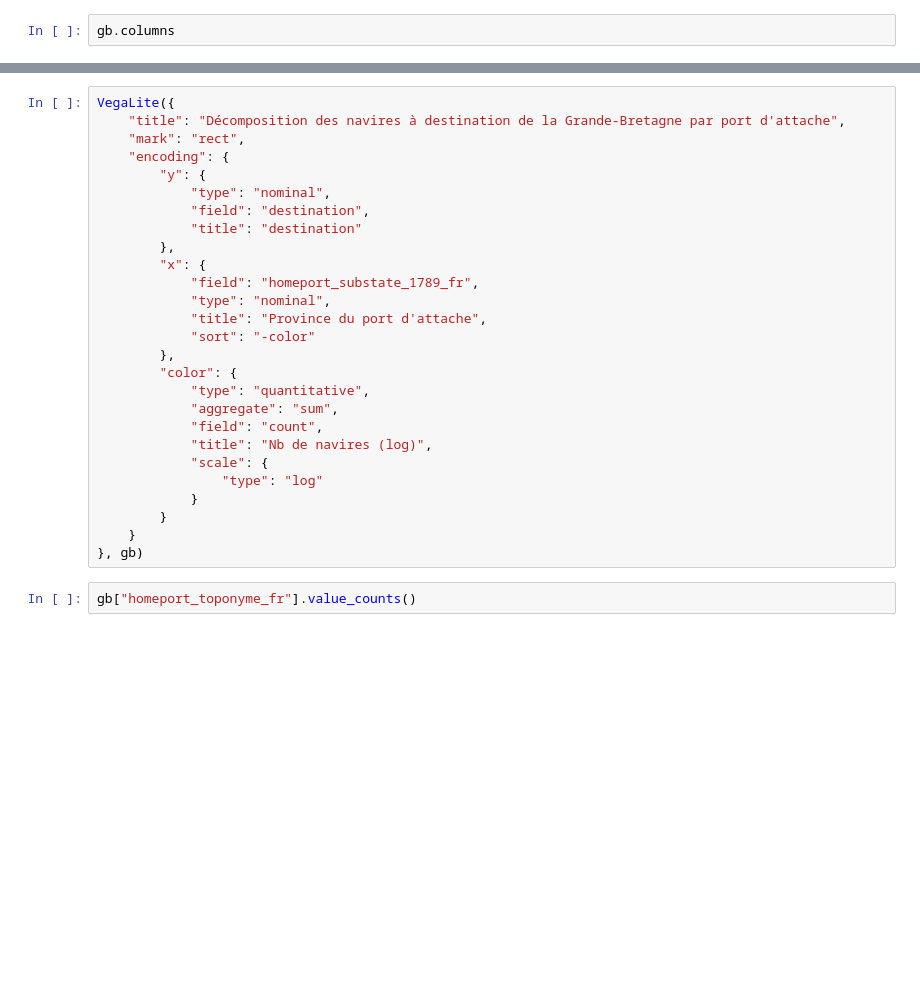
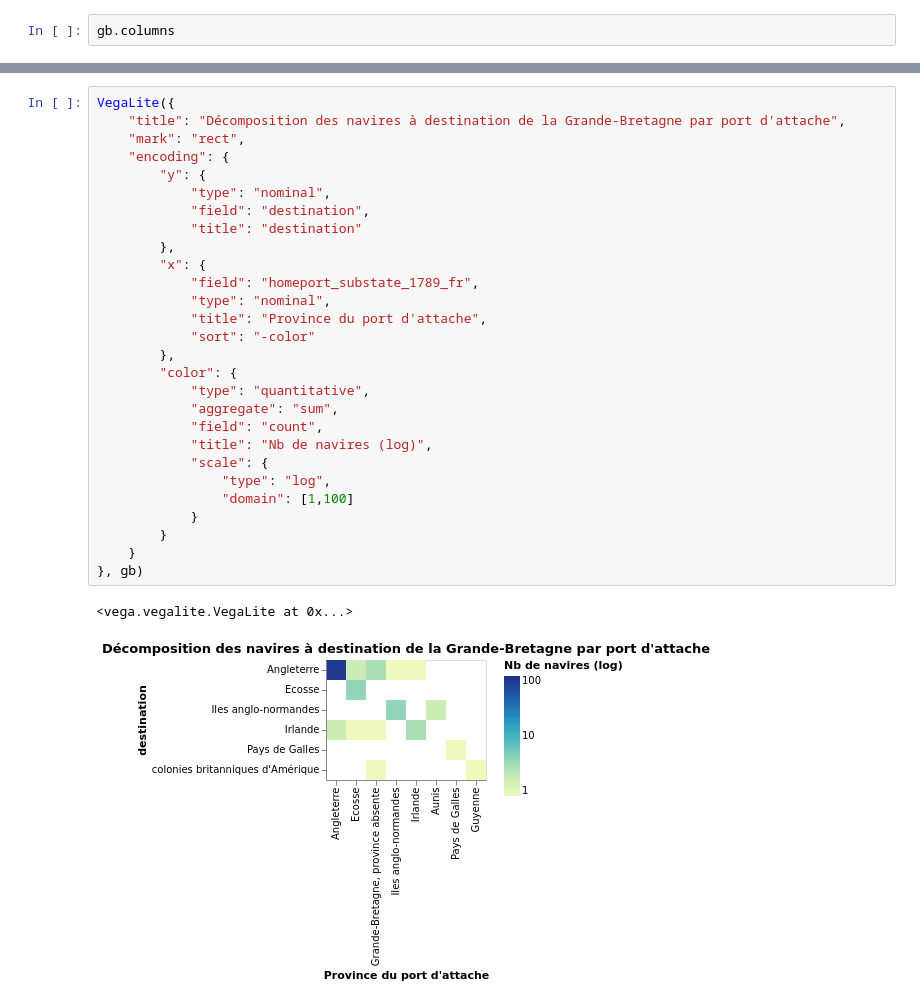
Before and after one commit to medialab/portic-datasprint-2021, a Jupyter notebook: productions/equipe_1/port_attache/sorties_vers_etranger_et_colonies.ipynb, the cells around one changed output, grey strips where cells are left out. Saved outputs shown, nothing was run; the diff lists cells and outputs as text; blank space fills up the shorter version.

```diff
--- a/productions/equipe_1/port_attache/sorties_vers_etranger_et_colonies.ipynb
+++ b/productions/equipe_1/port_attache/sorties_vers_etranger_et_colonies.ipynb
@@ -261,29 +295,31 @@ VegaLite({
 # %%
 VegaLite({
     "title": "Décomposition des navires à destination de la Grande-Bretagne par port d'attache",
     "mark": "rect",
     "encoding": {
         "y": {
             "type": "nominal",
             "field": "destination",
             "title": "destination"
         },
         "x": {
             "field": "homeport_substate_1789_fr",
             "type": "nominal",
             "title": "Province du port d'attache",
             "sort": "-color"
         },
         "color": {
             "type": "quantitative",
             "aggregate": "sum",
             "field": "count",
             "title": "Nb de navires (log)",
             "scale": {
-                "type": "log"
+                "type": "log",
+                "domain": [1,100]
             }
         }
     }
 }, gb)
+# %% [output]
+<vega.vegalite.VegaLite at 0x...>
+[figure, added]
-# %%
-gb["homeport_toponyme_fr"].value_counts()
```
Also changed, not shown: parts of 6 cells of this notebook, 3 other files.
